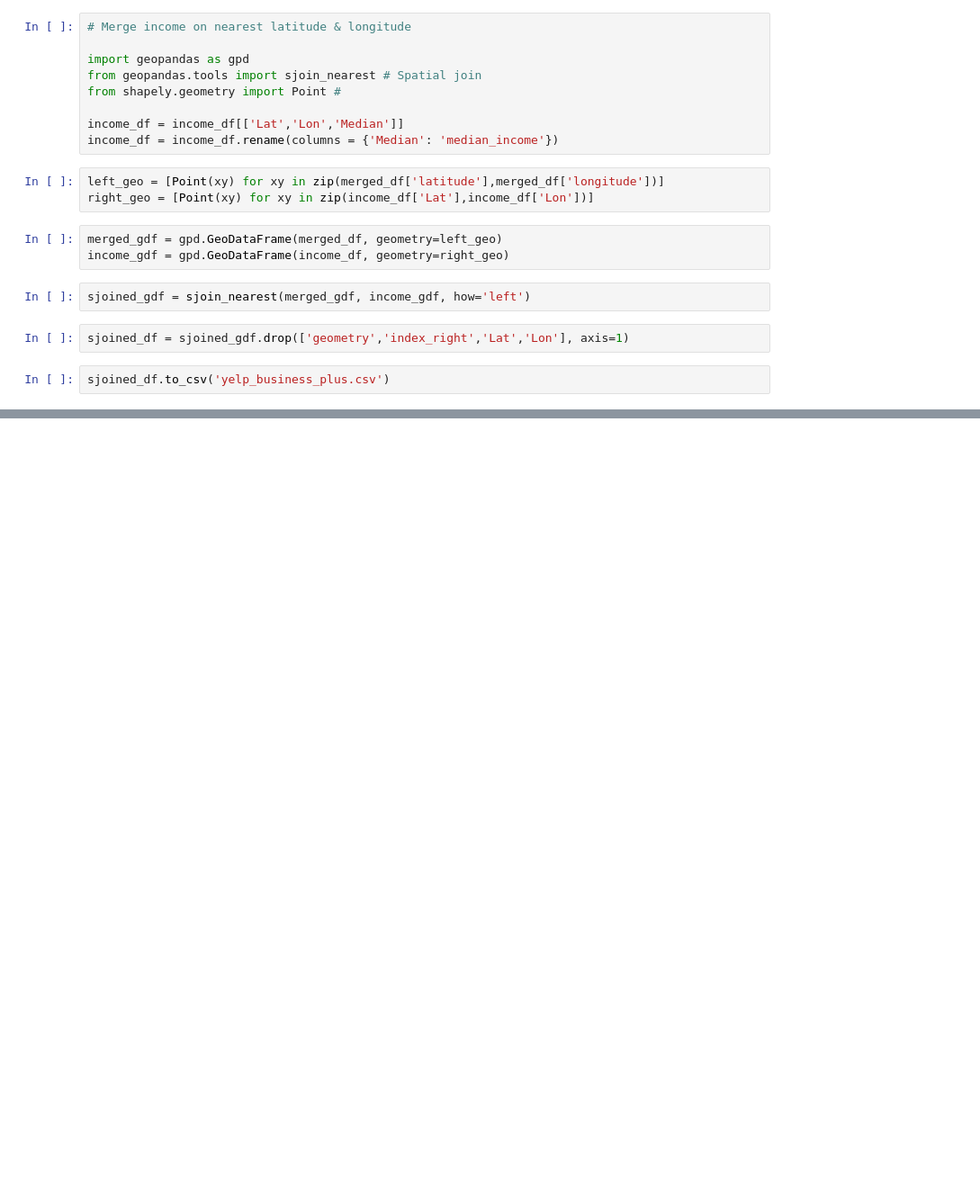
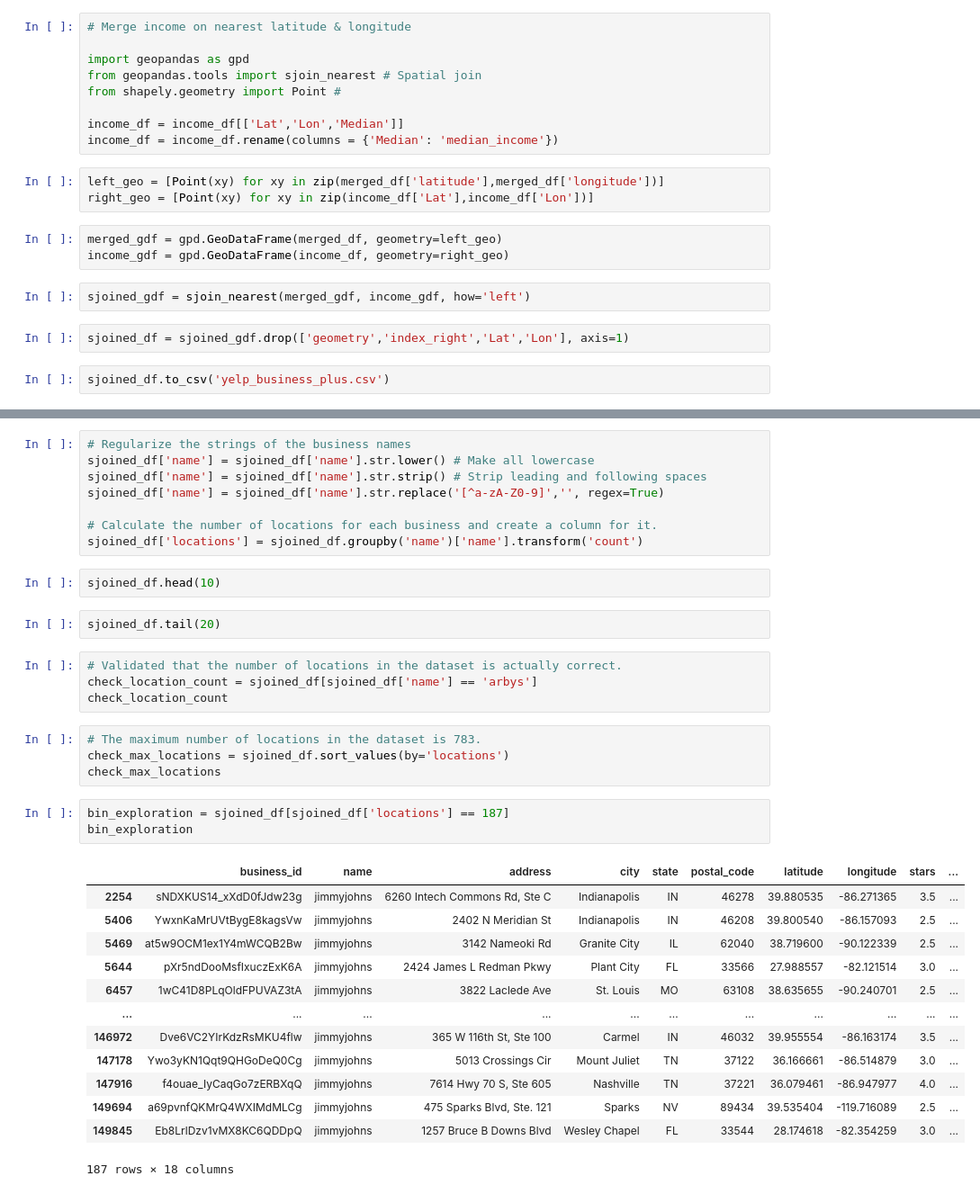
Before and after one commit to garrettpinkston2015/TIM147, a Jupyter notebook: CreateFeatures.ipynb, the cells around one changed output, grey strips where cells are left out. Shown: that part at 90% size. Drawn from its saved outputs; the diff is of its cells as text; blank space fills up the shorter version.

Commit message:
created the location count and one-hot encoding of chain size.

```diff
--- a/CreateFeatures.ipynb
+++ b/CreateFeatures.ipynb
@@ -39,0 +64,37 @@ sjoined_df.to_csv('yelp_business_plus.csv')
+# %%
+# Regularize the strings of the business names
+sjoined_df['name'] = sjoined_df['name'].str.lower() # Make all lowercase
+sjoined_df['name'] = sjoined_df['name'].str.strip() # Strip leading and following spaces
+sjoined_df['name'] = sjoined_df['name'].str.replace('[^a-zA-Z0-9]','', regex=True)
+
+# Calculate the number of locations for each business and create a column for it.
+sjoined_df['locations'] = sjoined_df.groupby('name')['name'].transform('count')
+# %%
+sjoined_df.head(10)
+# %%
+sjoined_df.tail(20)
+# %%
+# Validated that the number of locations in the dataset is actually correct.
+check_location_count = sjoined_df[sjoined_df['name'] == 'arbys']
+check_location_count
+# %%
+# The maximum number of locations in the dataset is 783.
+check_max_locations = sjoined_df.sort_values(by='locations')
+check_max_locations
+# %%
+bin_exploration = sjoined_df[sjoined_df['locations'] == 187]
+bin_exploration
+# %% [output]
+|  | business_id | name | address | city | state | postal_code | latitude | longitude | stars | ... |
+| 2254 | sNDXKUS14_xXdD0fJdw23g | jimmyjohns | 6260 Intech Commons Rd, Ste C | Indianapolis | IN | 46278 | 39.880535 | -86.271365 | 3.5 | ... |
+| 5406 | YwxnKaMrUVtBygE8kagsVw | jimmyjohns | 2402 N Meridian St | Indianapolis | IN | 46208 | 39.800540 | -86.157093 | 2.5 | ... |
+| 5469 | at5w9OCM1ex1Y4mWCQB2Bw | jimmyjohns | 3142 Nameoki Rd | Granite City | IL | 62040 | 38.719600 | -90.122339 | 2.5 | ... |
+| 5644 | pXr5ndDooMsfIxuczExK6A | jimmyjohns | 2424 James L Redman Pkwy | Plant City | FL | 33566 | 27.988557 | -82.121514 | 3.0 | ... |
+| 6457 | 1wC41D8PLqOldFPUVAZ3tA | jimmyjohns | 3822 Laclede Ave | St. Louis | MO | 63108 | 38.635655 | -90.240701 | 2.5 | ... |
+| ... | ... | ... | ... | ... | ... | ... | ... | ... | ... | ... |
+| 146972 | Dve6VC2YIrKdzRsMKU4flw | jimmyjohns | 365 W 116th St, Ste 100 | Carmel | IN | 46032 | 39.955554 | -86.163174 | 3.5 | ... |
+| 147178 | Ywo3yKN1Qqt9QHGoDeQ0Cg | jimmyjohns | 5013 Crossings Cir | Mount Juliet | TN | 37122 | 36.166661 | -86.514879 | 3.0 | ... |
+| 147916 | f4ouae_IyCaqGo7zERBXqQ | jimmyjohns | 7614 Hwy 70 S, Ste 605 | Nashville | TN | 37221 | 36.079461 | -86.947977 | 4.0 | ... |
+| 149694 | a69pvnfQKMrQ4WXIMdMLCg | jimmyjohns | 475 Sparks Blvd, Ste. 121 | Sparks | NV | 89434 | 39.535404 | -119.716089 | 2.5 | ... |
+| 149845 | Eb8LrlDzv1vMX8KC6QDDpQ | jimmyjohns | 1257 Bruce B Downs Blvd | Wesley Chapel | FL | 33544 | 28.174618 | -82.354259 | 3.0 | ... |
+187 rows × 18 columns
```
Also changed, not shown: parts of 6 cells of this notebook.
